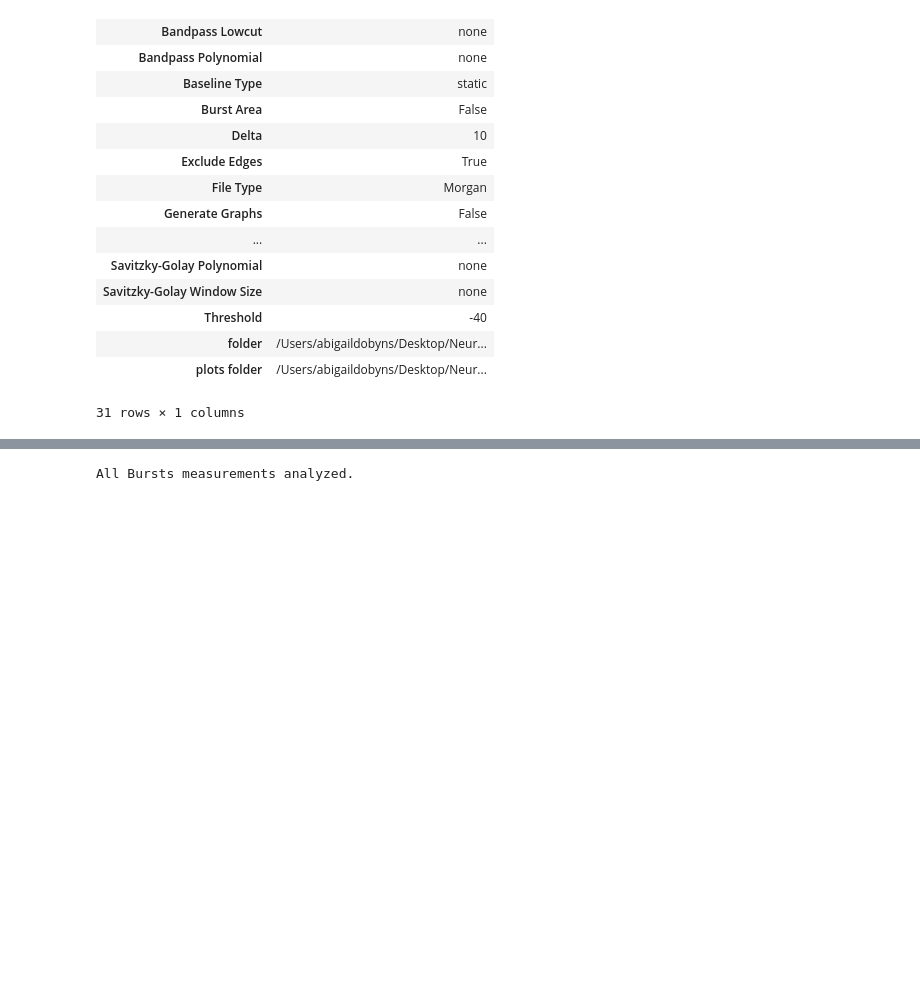
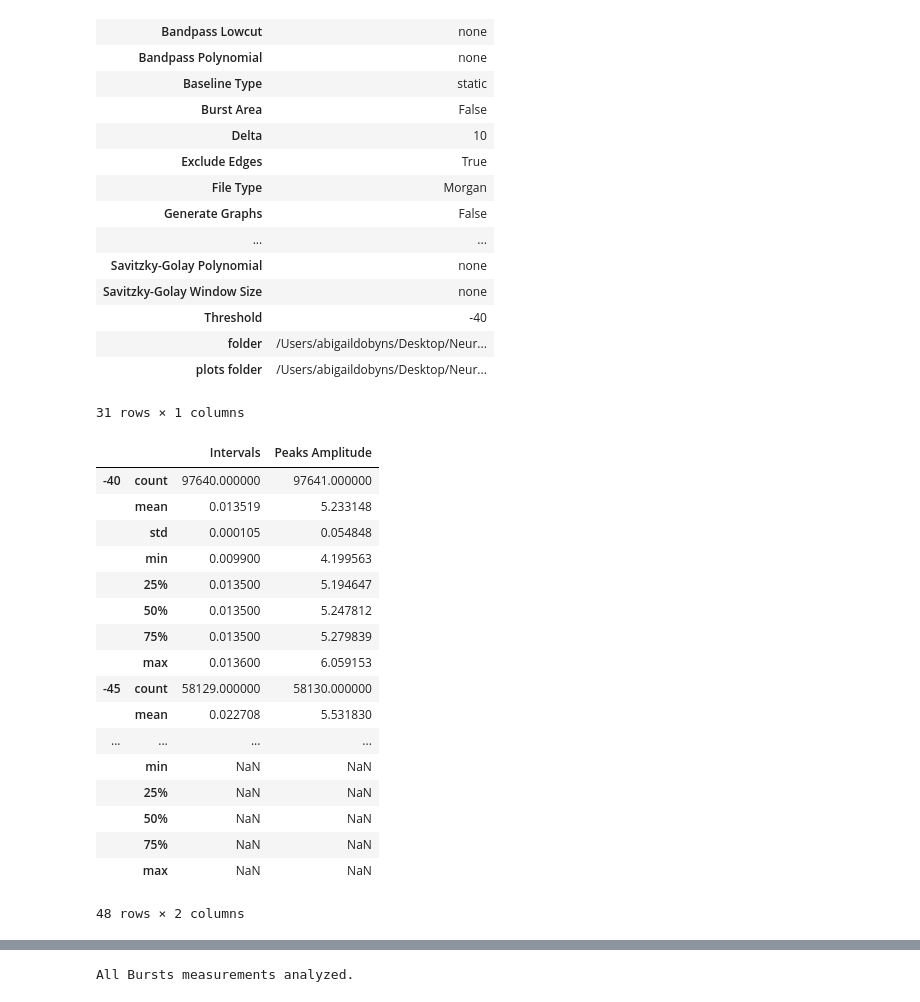
Before and after one commit to aedobyns/lab, a Jupyter notebook: Kitchen Sink-Bass.ipynb, the cells around one changed output, grey strips where cells are left out. Drawn from its saved outputs; the diff is of its cells as text; code cells hidden in the pictures; blank space fills up the shorter version.

```diff
--- a/Kitchen Sink-Bass.ipynb
+++ b/Kitchen Sink-Bass.ipynb
@@ -114,3 +114,25 @@ display_settings(Settings)
 | folder | /Users/abigaildobyns/Desktop/Neur... |
 | plots folder | /Users/abigaildobyns/Desktop/Neur... |
 31 rows × 1 columns
+# %%
+#grouped summary for peaks
+Results['Peaks-Master'].groupby(level=0).describe()
+# %% [output]
+|  |  | Intervals | Peaks Amplitude |
+| -40 | count | 97640.000000 | 97641.000000 |
+|  | mean | 0.013519 | 5.233148 |
+|  | std | 0.000105 | 0.054848 |
+|  | min | 0.009900 | 4.199563 |
+|  | 25% | 0.013500 | 5.194647 |
+|  | 50% | 0.013500 | 5.247812 |
+|  | 75% | 0.013500 | 5.279839 |
+|  | max | 0.013600 | 6.059153 |
+| -45 | count | 58129.000000 | 58130.000000 |
+|  | mean | 0.022708 | 5.531830 |
+| ... | ... | ... | ... |
+|  | min | NaN | NaN |
+|  | 25% | NaN | NaN |
+|  | 50% | NaN | NaN |
+|  | 75% | NaN | NaN |
+|  | max | NaN | NaN |
+48 rows × 2 columns
```
Also changed, not shown: parts of 1 cell of this notebook, 2 other files.
